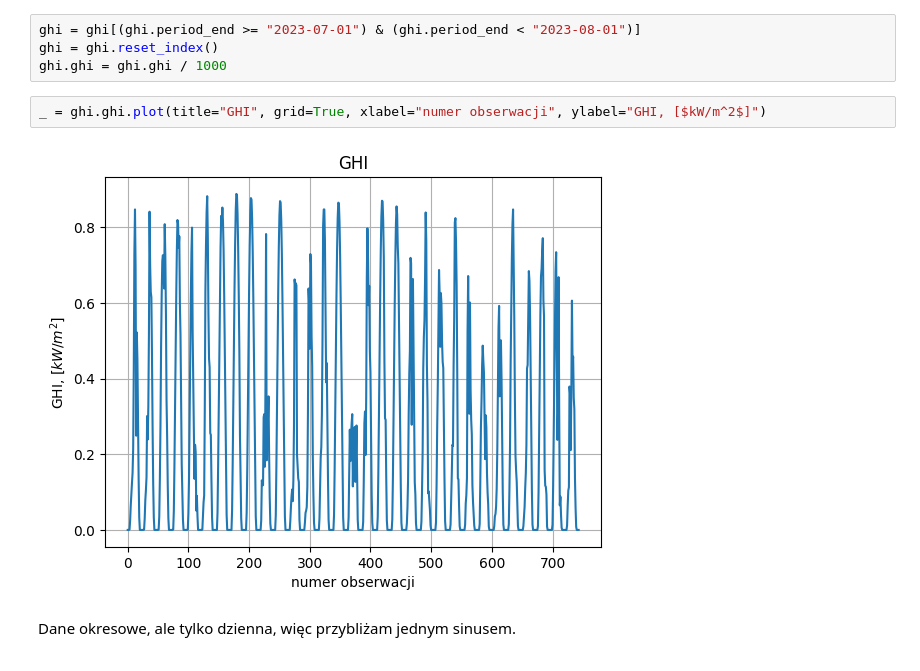
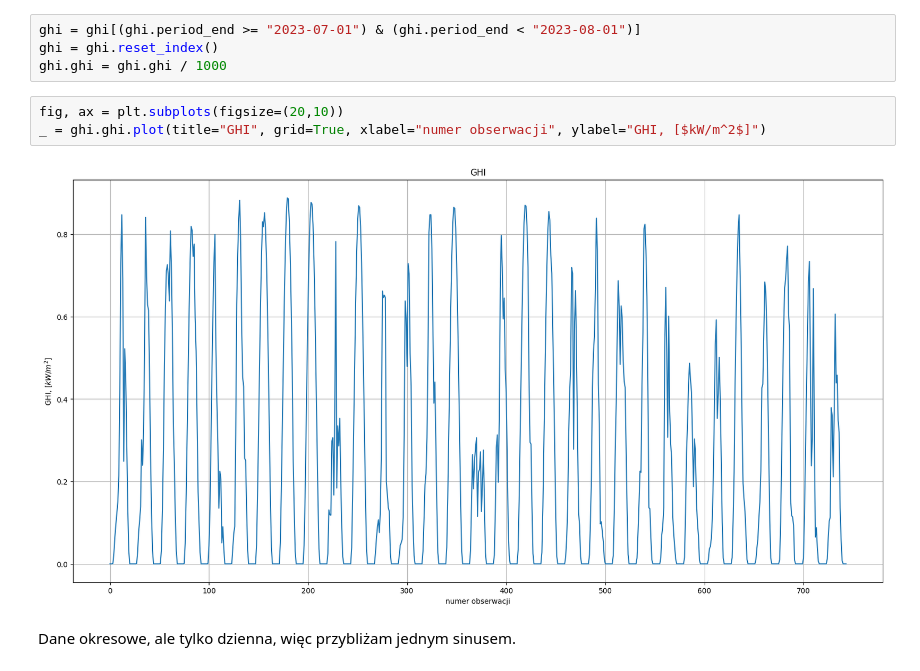
Before and after one commit to mlubneuskaya/energy, a Jupyter notebook: energy.ipynb, the cells around one changed output. Saved outputs shown, nothing was run; the diff lists cells and outputs as text.

```diff
--- a/energy.ipynb
+++ b/energy.ipynb
@@ -39,9 +40,10 @@ ghi = ghi[(ghi.period_end >= "2023-07-01") & (ghi.period_end < "2023-08-01")]
 ghi = ghi.reset_index()
 ghi.ghi = ghi.ghi / 1000
 # %%
+fig, ax = plt.subplots(figsize=(20,10))
 _ = ghi.ghi.plot(title="GHI", grid=True, xlabel="numer obserwacji", ylabel="GHI, [$kW/m^2$]")
 # %% [output]
-[figure, old version]
+[figure, new version]
 # %% [markdown]
 Dane okresowe, ale tylko dzienna, więc przybliżam jednym sinusem.
 # %% [markdown]
```
Also changed, not shown: parts of 12 cells of this notebook.
